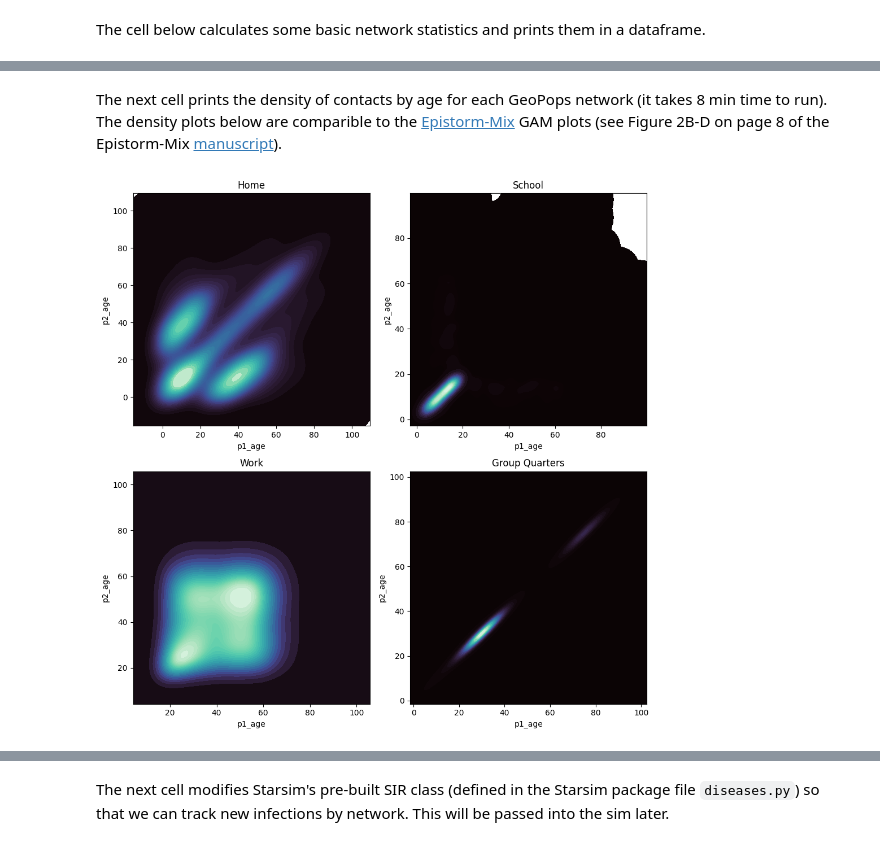
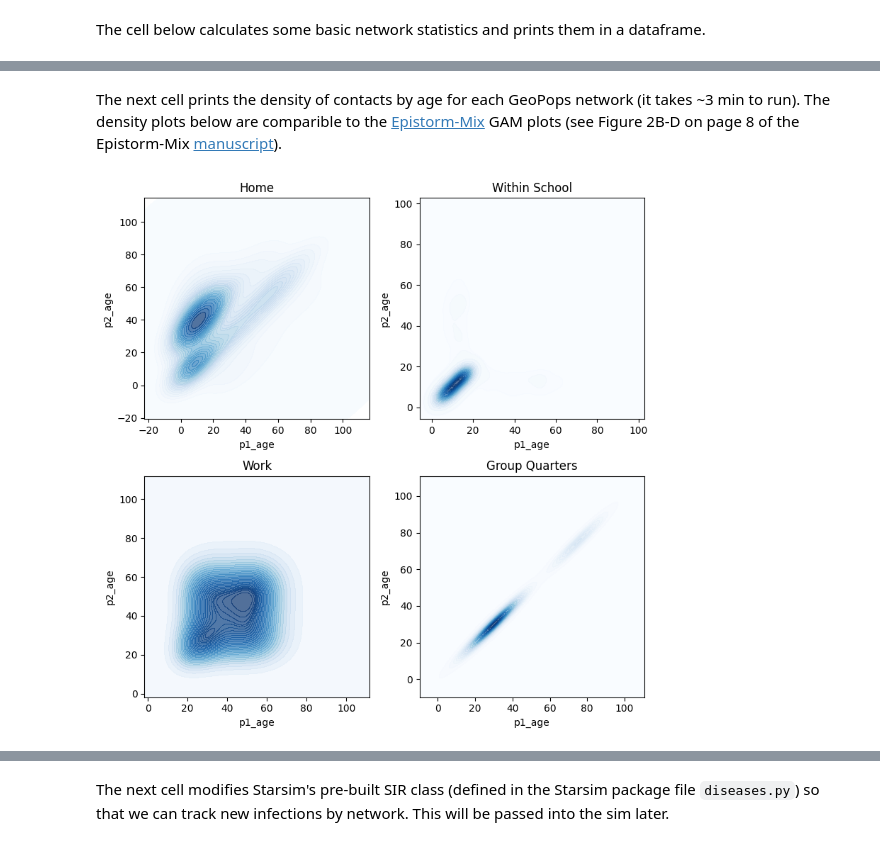
Before and after one commit to GeoPopsHub/sc_spartanburg_measles, a Jupyter notebook: 3_explore_networks.ipynb, the cells around one changed output, grey strips where cells are left out. Drawn from its saved outputs; the diff is of its cells as text; code cells hidden in the pictures.

```diff
--- a/3_explore_networks.ipynb
+++ b/3_explore_networks.ipynb
@@ -139,40 +152,61 @@ plt.show()
 # %% [markdown]
-The next cell prints the density of contacts by age for each GeoPops network (it takes 8 min time to run). The density plots below are comparible to the [Epistorm-Mix](https://www.epistorm.org/data/epistorm-mix) GAM plots (see Figure 2B-D on page 8 of the Epistorm-Mix [manuscript](https://www.medrxiv.org/content/10.1101/2025.11.20.25340662v1.full.pdf)).
+The next cell prints the density of contacts by age for each GeoPops network (it takes ~3 min to run). The density plots below are comparible to the [Epistorm-Mix](https://www.epistorm.org/data/epistorm-mix) GAM plots (see Figure 2B-D on page 8 of the Epistorm-Mix [manuscript](https://www.medrxiv.org/content/10.1101/2025.11.20.25340662v1.full.pdf)).
 # %%
 networks = [
     ('h', 'Home'),
-    ('s', 'School'),
+    ('s', 'Within School'),
     ('w', 'Work'),
     ('g', 'Group Quarters'),
 ]
 
-people_all = pd.read_csv('data/pop_export/people_all.csv')
+people_all = pd.read_csv('data/pop_export/people_all.csv', low_memory=False)
 
 def make_kde_plot():
     p1 = people_all[['uid', 'age']].rename(columns={'uid': 'p1', 'age': 'p1_age'})
     p2 = people_all[['uid', 'age']].rename(columns={'uid': 'p2', 'age': 'p2_age'})
 
-    fig, axes = plt.subplots(2, 2, figsize=(10, 10))
+    fig, axes = plt.subplots(2, 2, figsize=(8, 8))
     for ax, (n, title) in zip(axes.flat, networks):
         net = pd.read_csv(f'data/pop_export/starsim/net_{n}.csv')
         if 'Unnamed: 0' in net.columns:
             net = net.drop(columns=['Unnamed: 0'])
         net = net.merge(p1, how='left', on='p1')
         net = net.merge(p2, how='left', on='p2')
 
+        # sns.kdeplot(
+        #     data=net, x="p1_age", y="p2_age",
+        #     fill=True,
+        #     thresh=0,          # keep low-density regions
+        #     levels=30,         # more levels = smoother gradient
+        #     cmap="Blues",      # you can also try "rocket_r", "magma", "Blues"
+        #     alpha=0.5,         # reduce visual intensity
+        #     bw_adjust=2.8,     # more smoothing -> sparse areas more visible
+        #     gridsize=300,
+        #     warn_singular=False,
+        #     ax=ax,
+        # )
+        # ax.scatter(net["p1_age"], net["p2_age"], s=1, alpha=0.03, color="black")
+
         sns.kdeplot(
             data=net, x="p1_age", y="p2_age",
-            fill=True, thresh=0, levels=30, cmap="mako",
-            bw_adjust=2.0, gridsize=200, warn_singular=False,
+            fill=True,
+            thresh=0,
+            levels=30,
+            cmap="Blues",
+            alpha=0.7,
+            bw_adjust=3.0,
+            gridsize=200,
+            warn_singular=False,
             ax=ax,
         )
+
         ax.set_title(title)
 
     fig.tight_layout()
     return fig
 
 fig = make_kde_plot()
 plt.show()
 # %% [output]
-[figure, old version]
+[figure, new version]
 # %% [markdown]
```
Also changed, not shown: parts of 14 cells of this notebook, 1 other file.
